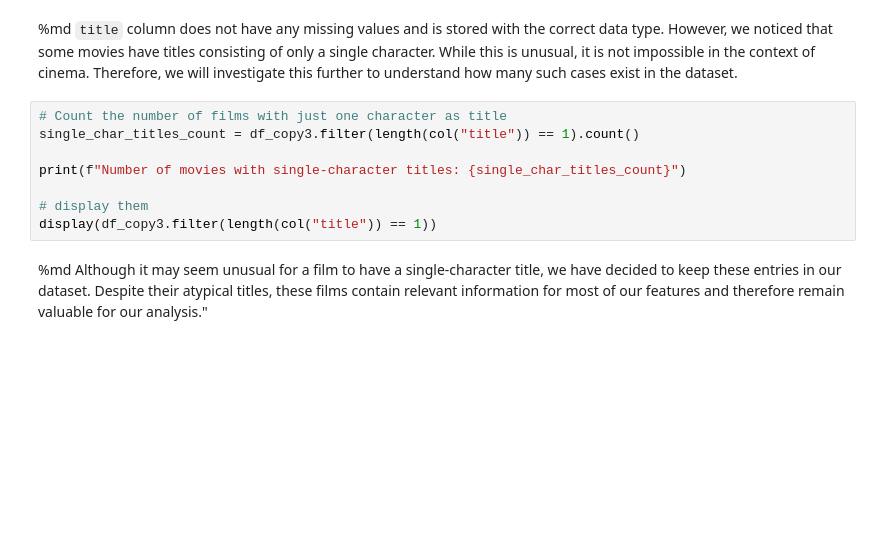
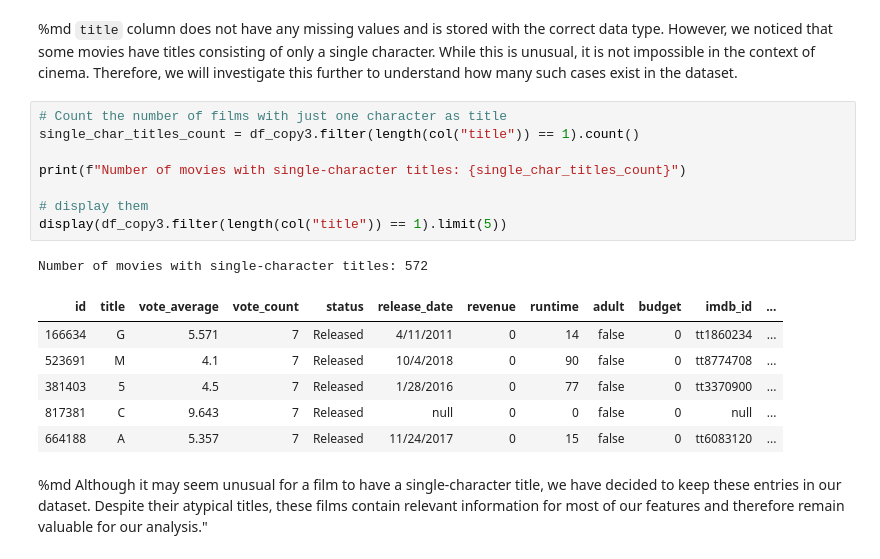
Before and after one commit to merkury00/BDA_Project_24-25, a Jupyter notebook: EDA_PREPROCESSING_CATEGORICAL_AND_NEW_FEATURES.ipynb, the cells around one changed output. Cells and saved outputs as stored; diff of their text form; blank space fills up the shorter version.

```diff
--- a/EDA_PREPROCESSING_CATEGORICAL_AND_NEW_FEATURES.ipynb
+++ b/EDA_PREPROCESSING_CATEGORICAL_AND_NEW_FEATURES.ipynb
@@ -75,11 +122,19 @@ display(
 # %%
 # Count the number of films with just one character as title
 single_char_titles_count = df_copy3.filter(length(col("title")) == 1).count()
 
 print(f"Number of movies with single-character titles: {single_char_titles_count}")
 
 # display them
-display(df_copy3.filter(length(col("title")) == 1))
+display(df_copy3.filter(length(col("title")) == 1).limit(5))
+# %% [output]
+Number of movies with single-character titles: 572
+| id | title | vote_average | vote_count | status | release_date | revenue | runtime | adult | budget | imdb_id | ... |
+| 166634 | G | 5.571 | 7 | Released | 4/11/2011 | 0 | 14 | false | 0 | tt1860234 | ... |
+| 523691 | M | 4.1 | 7 | Released | 10/4/2018 | 0 | 90 | false | 0 | tt8774708 | ... |
+| 381403 | 5 | 4.5 | 7 | Released | 1/28/2016 | 0 | 77 | false | 0 | tt3370900 | ... |
+| 817381 | С | 9.643 | 7 | Released | null | 0 | 0 | false | 0 | null | ... |
+| 664188 | A | 5.357 | 7 | Released | 11/24/2017 | 0 | 15 | false | 0 | tt6083120 | ... |
 # %% [markdown]
 %md
 Although it may seem unusual for a film to have a single-character title, we have decided to keep these entries in our dataset. Despite their atypical titles, these films contain relevant information for most of our features and therefore remain valuable for our analysis."
```
Also changed, not shown: parts of 65 cells of this notebook.
